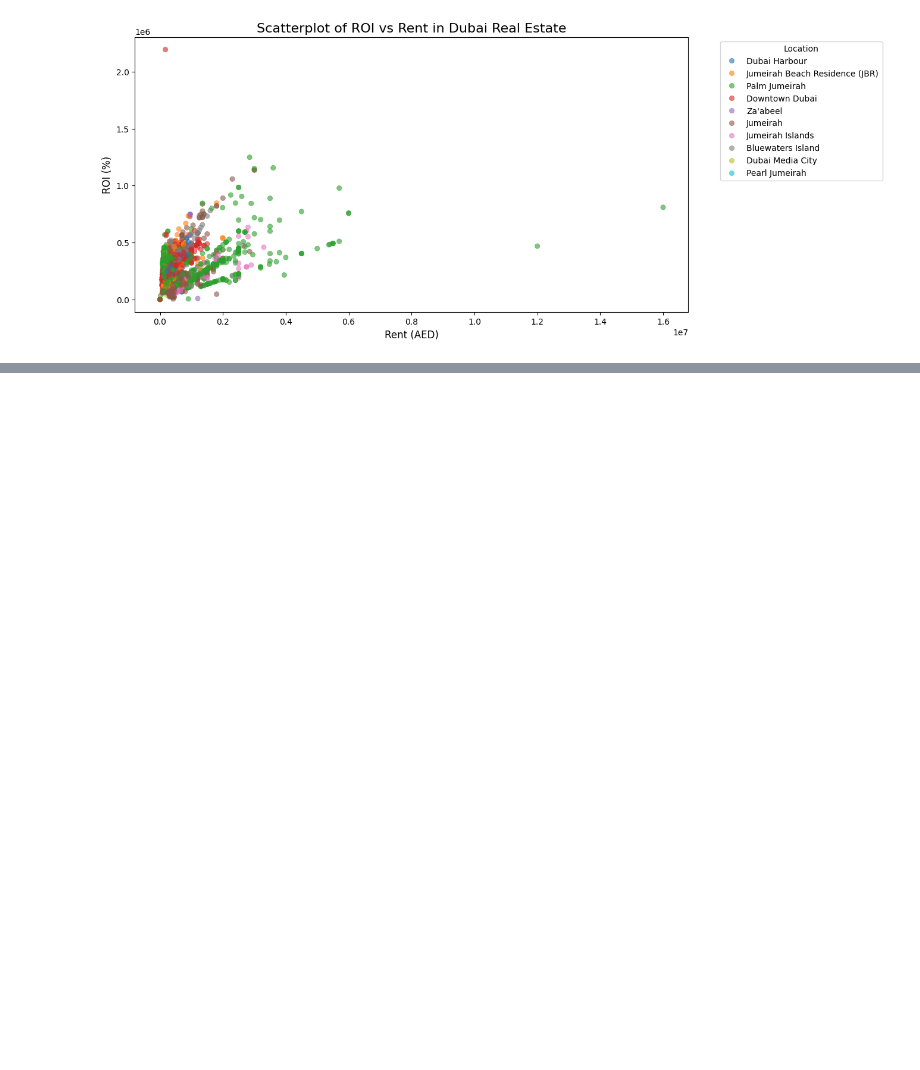
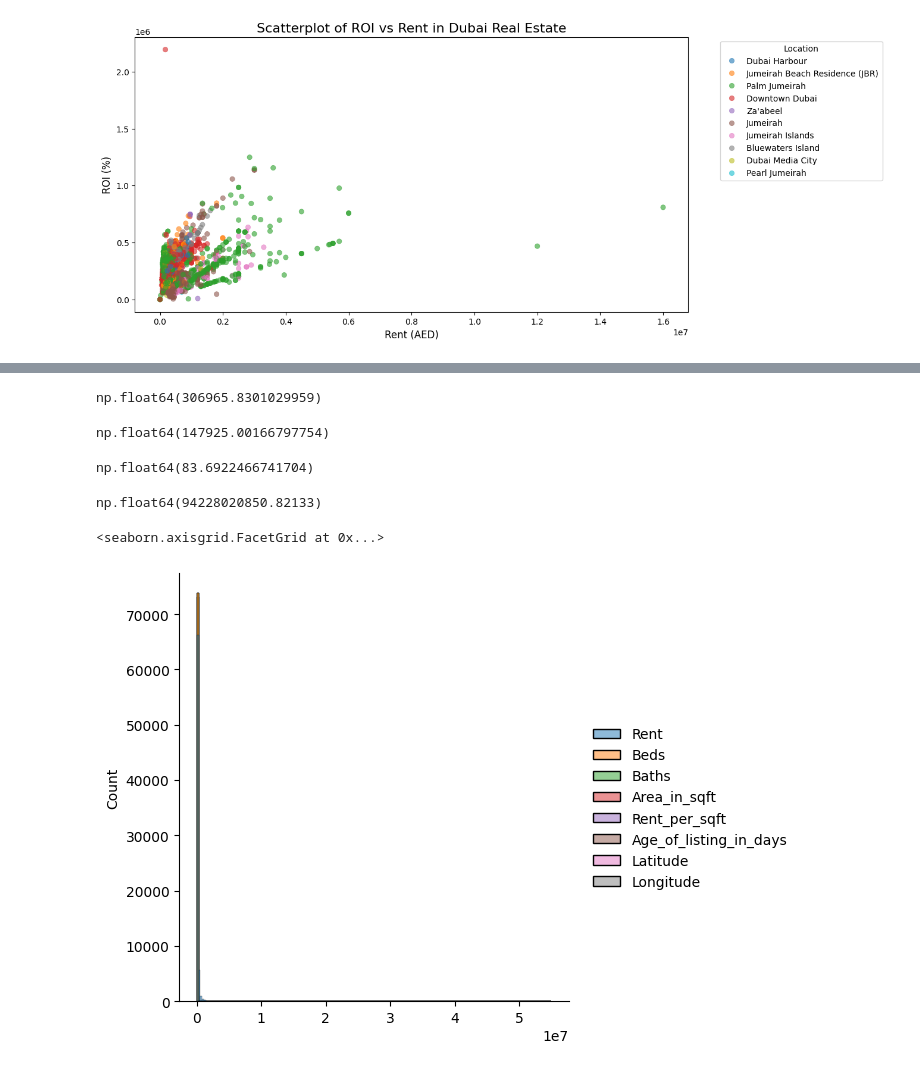
Before and after one commit to zahraaAsgari/python-mini-projects, a Jupyter notebook: Untitled1.ipynb, the cells around one changed output, grey strips where cells are left out. Drawn from its saved outputs; the diff is of its cells as text; code cells hidden in the pictures; blank space fills up the shorter version.

```diff
--- a/Untitled1.ipynb
+++ b/Untitled1.ipynb
@@ -241,0 +296,3 @@ plt.show()
+# %%
+df = pd.read_csv("dubai_properties.csv")
+df.head()
@@ -241,0 +306,21 @@ plt.show()
+# %%
+df["Rent"].std()
+# %% [output]
+np.float64(306965.8301029959)
+# %%
+df["Rent"].mean()
+# %% [output]
+np.float64(147925.00166797754)
+# %%
+df["Rent"].skew()
+# %% [output]
+np.float64(83.6922466741704)
+# %%
+df["Rent"].var()
+# %% [output]
+np.float64(94228020850.82133)
+# %%
+sns.displot(df,bins=200,kde=False)
+# %% [output]
+<seaborn.axisgrid.FacetGrid at 0x...>
+[figure, added]
```
Also changed, not shown: parts of 6 cells of this notebook, 7 other files.
